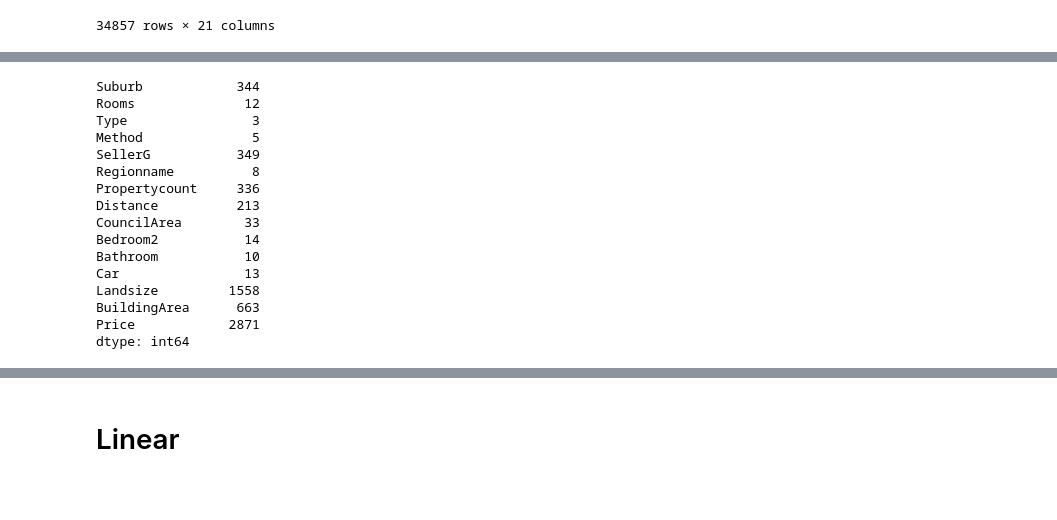
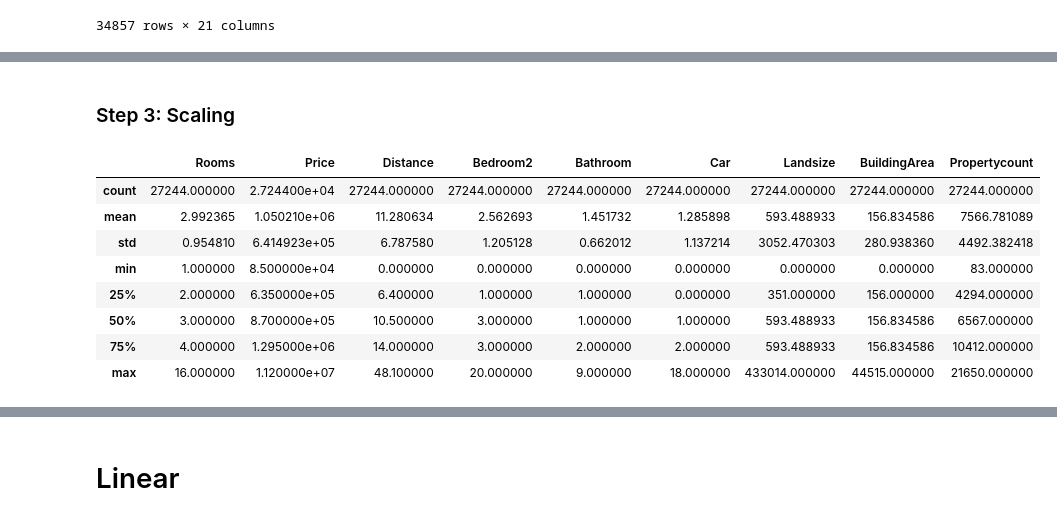
Before and after one commit to manhtdxxx/learn-ML, a Jupyter notebook: 02 - Machine Learning/12. L1 & L2 Regularization.ipynb, the cells around one changed output, grey strips where cells are left out. Cells and saved outputs as stored; diff of their text form; code cells hidden in the pictures; blank space fills up the shorter version.

```diff
--- a/02 - Machine Learning/12. L1 & L2 Regularization.ipynb
+++ b/02 - Machine Learning/12. L1 & L2 Regularization.ipynb
@@ -87,0 +85,3 @@ dtype: int64
+# %%
+df = df.dropna(subset=['Distance', 'Propertycount'], axis=0)
+df.shape
@@ -88,8 +90,3 @@ dtype: int64
 # %%
-# Some feature's missing values can be treated as zero (another class for NA values or absence of that feature)
-# like 0 for Propertycount, Bedroom2 will refer to other class of NA values
-# like 0 for Car feature will mean that there's no car parking feature with house
-cols_to_fill_zero = ['Propertycount', 'Distance', 'Bedroom2', 'Bathroom', 'Car']
-df[cols_to_fill_zero] = df[cols_to_fill_zero].fillna(0)
-
-df.isna().sum()
+cols_to_fill_one = ['Bedroom2', 'Bathroom']
+df[cols_to_fill_one] = df[cols_to_fill_one].fillna(1)
@@ -113 +93,3 @@ dtype: int64
+# %%
+df['Car'] = df.Car.fillna(0)
 # %%
@@ -137,3 +97,0 @@ dtype: int64
-# %%
-df.dropna(inplace=True)
-df
@@ -174,19 +120,14 @@ memory usage: 3.3+ MB
-# %%
-df.nunique()
-# %% [output]
-Suburb            344
-Rooms              12
-Type                3
-Method              5
-SellerG           349
-Regionname          8
-Propertycount     336
-Distance          213
-CouncilArea        33
-Bedroom2           14
-Bathroom           10
-Car                13
-Landsize         1558
-BuildingArea      663
-Price            2871
-dtype: int64
+# %% [markdown]
+### Step 3: Scaling
+# %%
+df.describe()
+# %% [output]
+|  | Rooms | Price | Distance | Bedroom2 | Bathroom | Car | Landsize | BuildingArea | Propertycount |
+| count | 27244.000000 | 2.724400e+04 | 27244.000000 | 27244.000000 | 27244.000000 | 27244.000000 | 27244.000000 | 27244.000000 | 27244.000000 |
+| mean | 2.992365 | 1.050210e+06 | 11.280634 | 2.562693 | 1.451732 | 1.285898 | 593.488933 | 156.834586 | 7566.781089 |
+| std | 0.954810 | 6.414923e+05 | 6.787580 | 1.205128 | 0.662012 | 1.137214 | 3052.470303 | 280.938360 | 4492.382418 |
+| min | 1.000000 | 8.500000e+04 | 0.000000 | 0.000000 | 0.000000 | 0.000000 | 0.000000 | 0.000000 | 83.000000 |
+| 25% | 2.000000 | 6.350000e+05 | 6.400000 | 1.000000 | 1.000000 | 0.000000 | 351.000000 | 156.000000 | 4294.000000 |
+| 50% | 3.000000 | 8.700000e+05 | 10.500000 | 3.000000 | 1.000000 | 1.000000 | 593.488933 | 156.834586 | 6567.000000 |
+| 75% | 4.000000 | 1.295000e+06 | 14.000000 | 3.000000 | 2.000000 | 2.000000 | 593.488933 | 156.834586 | 10412.000000 |
+| max | 16.000000 | 1.120000e+07 | 48.100000 | 20.000000 | 9.000000 | 18.000000 | 433014.000000 | 44515.000000 | 21650.000000 |
```
Also changed, not shown: parts of 44 cells of this notebook, 11 other files.
